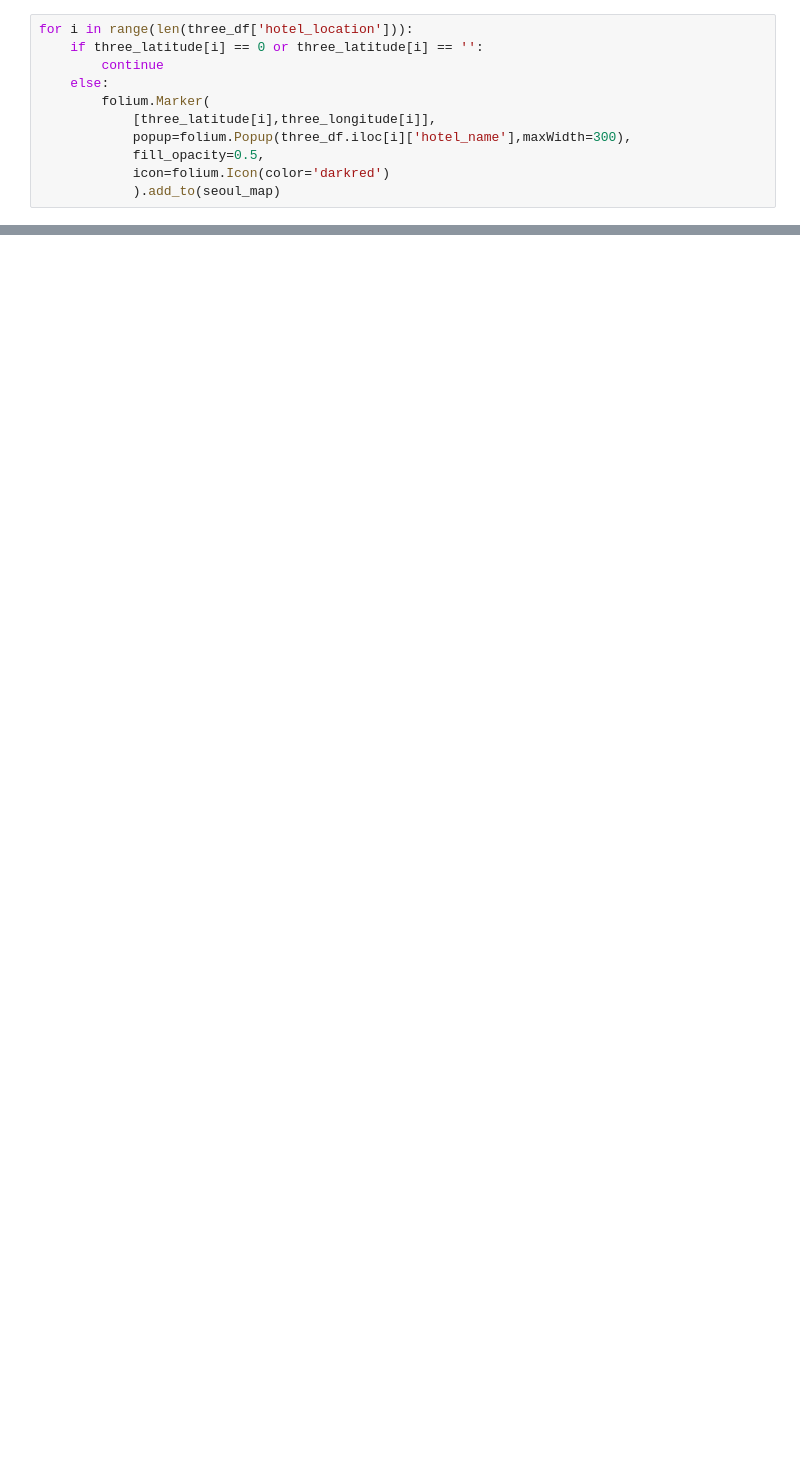
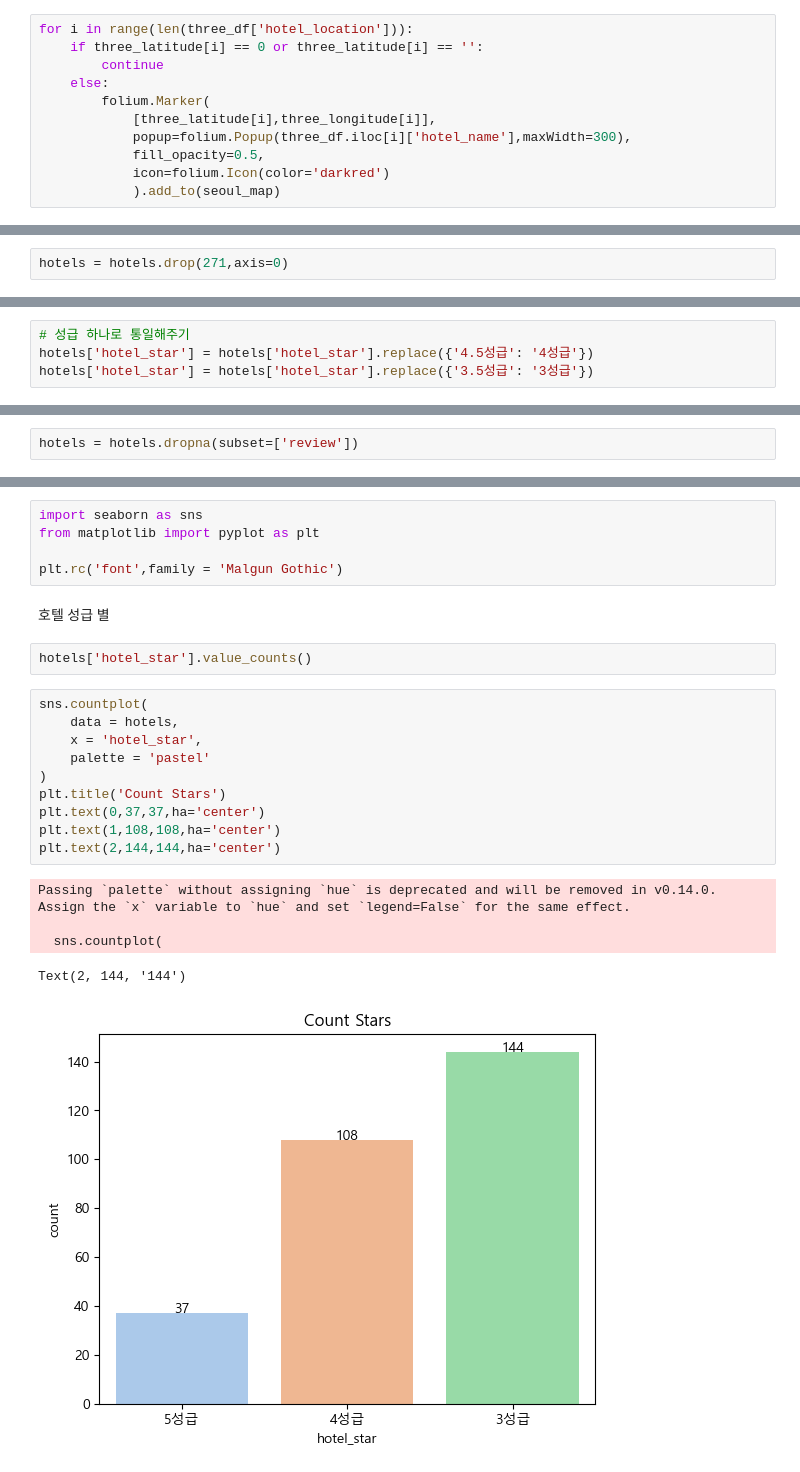
Before and after one commit to GRetriever/Data-Analysis-Project, a Jupyter notebook: Agoda/WebCrawling_2.ipynb, the cells around one changed output, grey strips where cells are left out. Saved outputs shown, nothing was run; the diff lists cells and outputs as text; blank space fills up the shorter version.

```diff
--- a/Agoda/WebCrawling_2.ipynb
+++ b/Agoda/WebCrawling_2.ipynb
@@ -612,0 +547,2 @@ for i in range(len(three_df['hotel_location'])):
+# %%
+hotels = hotels.drop(271,axis=0)
@@ -612,0 +557,4 @@ for i in range(len(three_df['hotel_location'])):
+# %%
+# 성급 하나로 통일해주기
+hotels['hotel_star'] = hotels['hotel_star'].replace({'4.5성급': '4성급'})
+hotels['hotel_star'] = hotels['hotel_star'].replace({'3.5성급': '3성급'})
@@ -612,0 +563,2 @@ for i in range(len(three_df['hotel_location'])):
+# %%
+hotels = hotels.dropna(subset=['review'])
@@ -612,0 +567,25 @@ for i in range(len(three_df['hotel_location'])):
+# %%
+import seaborn as sns
+from matplotlib import pyplot as plt
+
+plt.rc('font',family = 'Malgun Gothic')
+# %% [markdown]
+호텔 성급 별
+# %%
+hotels['hotel_star'].value_counts()
+# %%
+sns.countplot(
+    data = hotels,
+    x = 'hotel_star',
+    palette = 'pastel'
+)
+plt.title('Count Stars')
+plt.text(0,37,37,ha='center')
+plt.text(1,108,108,ha='center')
+plt.text(2,144,144,ha='center')
+# %% [output]
+Passing `palette` without assigning `hue` is deprecated and will be removed in v0.14.0. Assign the `x` variable to `hue` and set `legend=False` for the same effect.
+
+  sns.countplot(
+Text(2, 144, '144')
+[figure, added]
```
Also changed, not shown: parts of 50 cells of this notebook, 2 other files.
